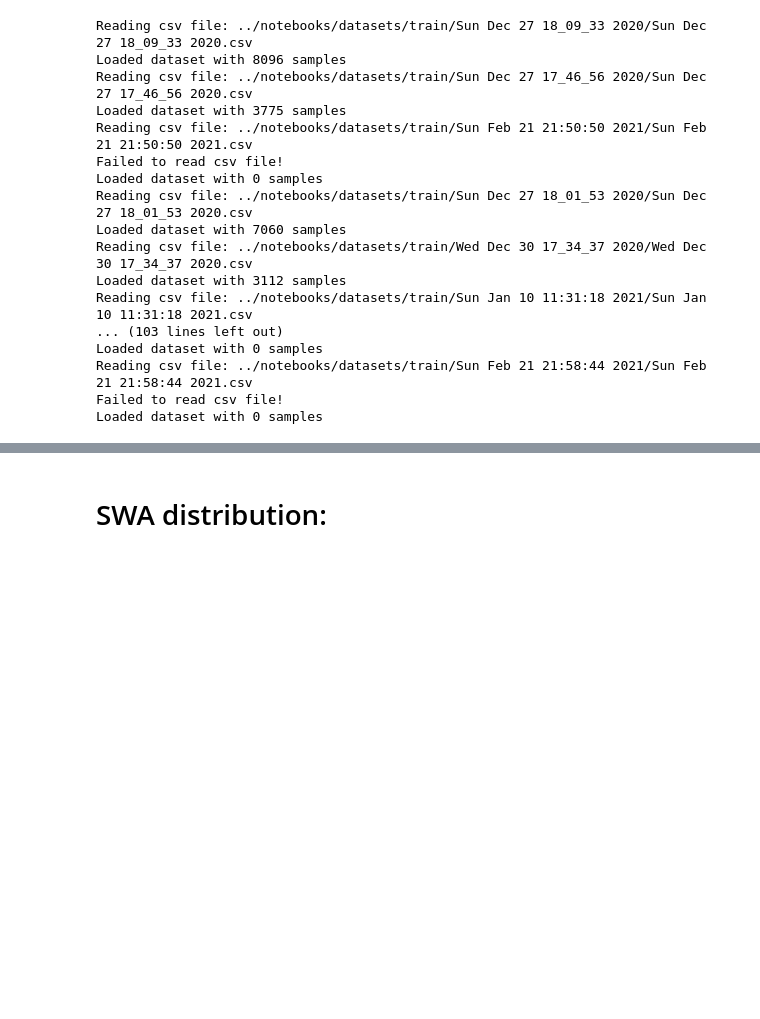
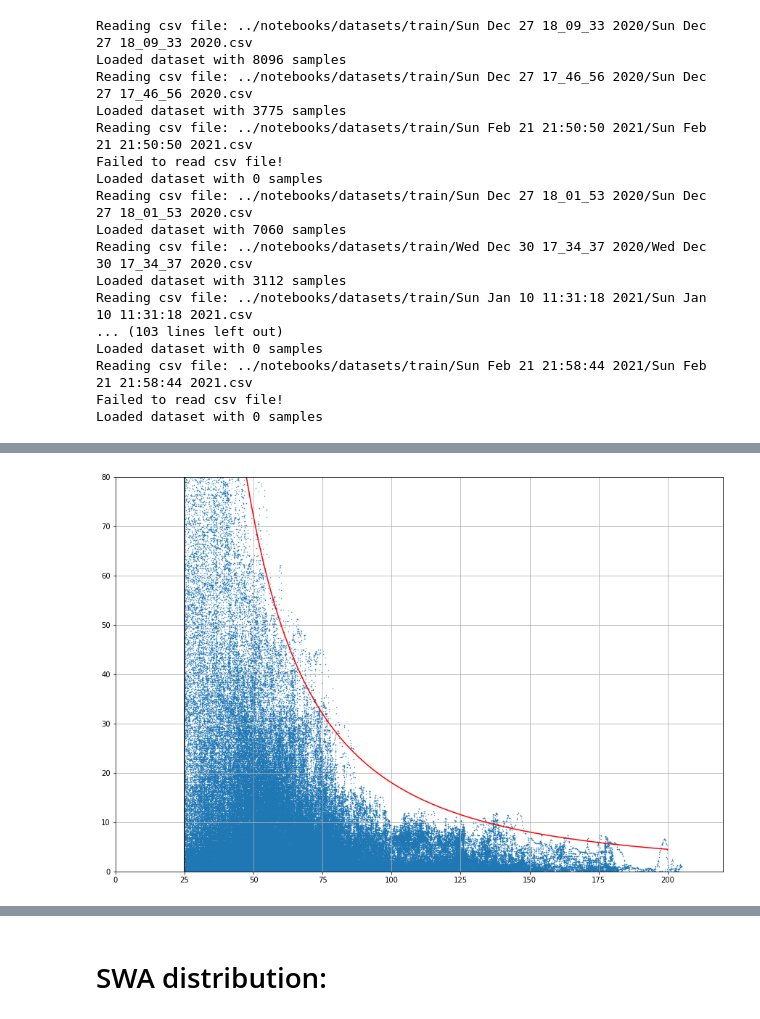
Before and after one commit to korbinianbauer/diypilot, a Jupyter notebook: notebooks/MultiRoadDataset Tests.ipynb, the cells around one changed output, grey strips where cells are left out. Drawn from its saved outputs; the diff is of its cells as text; code cells hidden in the pictures; blank space fills up the shorter version.

```diff
--- a/notebooks/MultiRoadDataset Tests.ipynb
+++ b/notebooks/MultiRoadDataset Tests.ipynb
@@ -132,0 +162,12 @@ Removing 0 rows for reason: Right blinker on
+# %%
+plt.figure(figsize=(15,10))
+plt.grid(True)
+plt.scatter(x=speeds, y=swas, s=.1)
+
+plt.plot(vel, envelope, color='red')
+plt.plot([25,25], [0,500], color='black')
+plt.xlim(0, 220)
+plt.ylim(0, 80)
+plt.show()
+# %% [output]
+[figure, added]
```
Also changed, not shown: parts of 24 cells of this notebook, 27 other files.
